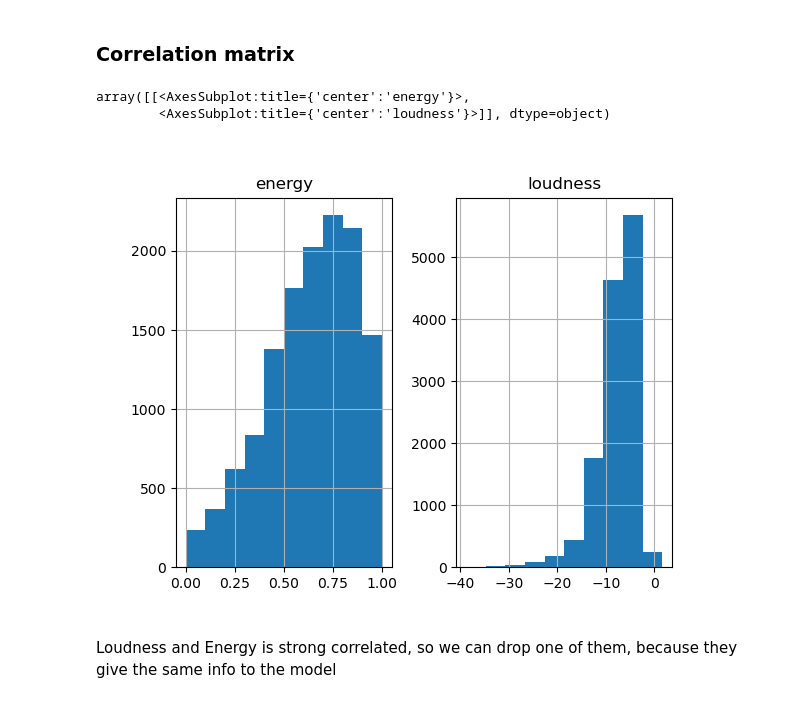
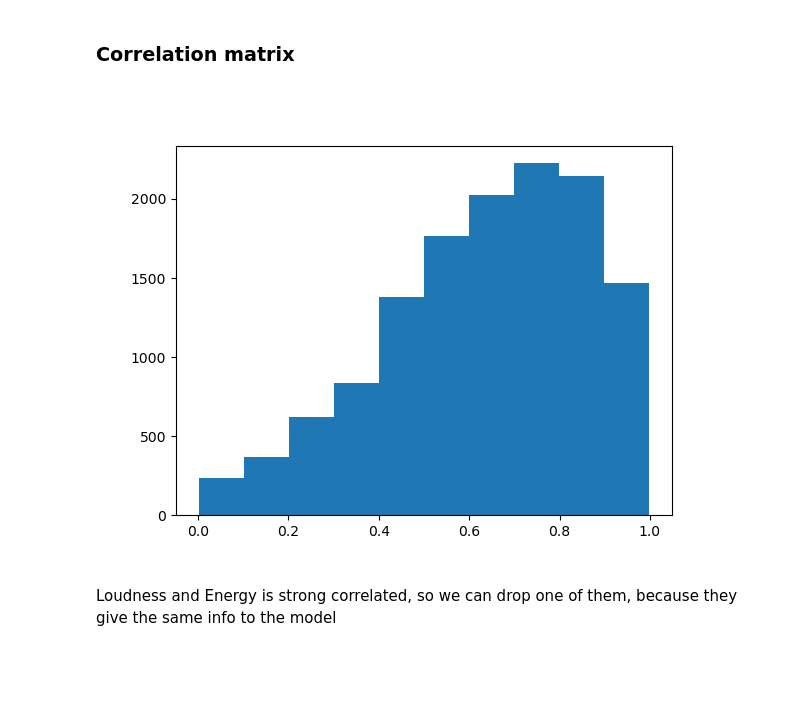
Before and after one commit to EmileJ11/MachineLearning, a Jupyter notebook: regression.ipynb, the cells around one changed output. Saved outputs shown, nothing was run; the diff lists cells and outputs as text; code cells hidden in the pictures; blank space fills up the shorter version.

```diff
--- a/regression.ipynb
+++ b/regression.ipynb
@@ -84,11 +85,11 @@ False
 #sns.heatmap(df.corr(),annot= True,)
 #plt.show()
 # %%
-df.hist(column=['energy', 'loudness'])
+#df.hist(column=['energy', 'loudness'])
+plt.hist(df['energy'])
+plt.show()
 # %% [output]
-array([[<AxesSubplot:title={'center':'energy'}>,
-        <AxesSubplot:title={'center':'loudness'}>]], dtype=object)
-[figure, old version]
+[figure, new version]
 # %% [markdown]
 Loudness and Energy is strong correlated, so we can drop one of them, because they give the same info to the model
 # %%
```
Also changed, not shown: parts of 12 cells of this notebook, 1 other file.
